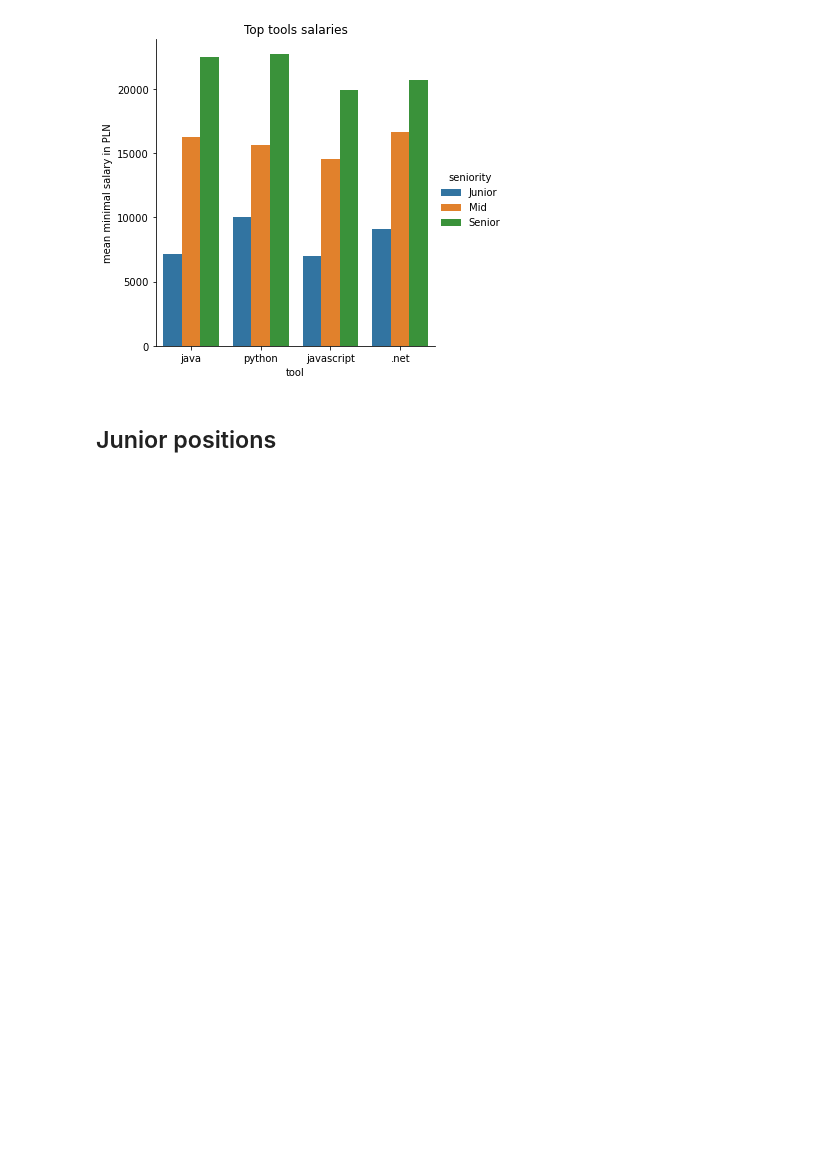
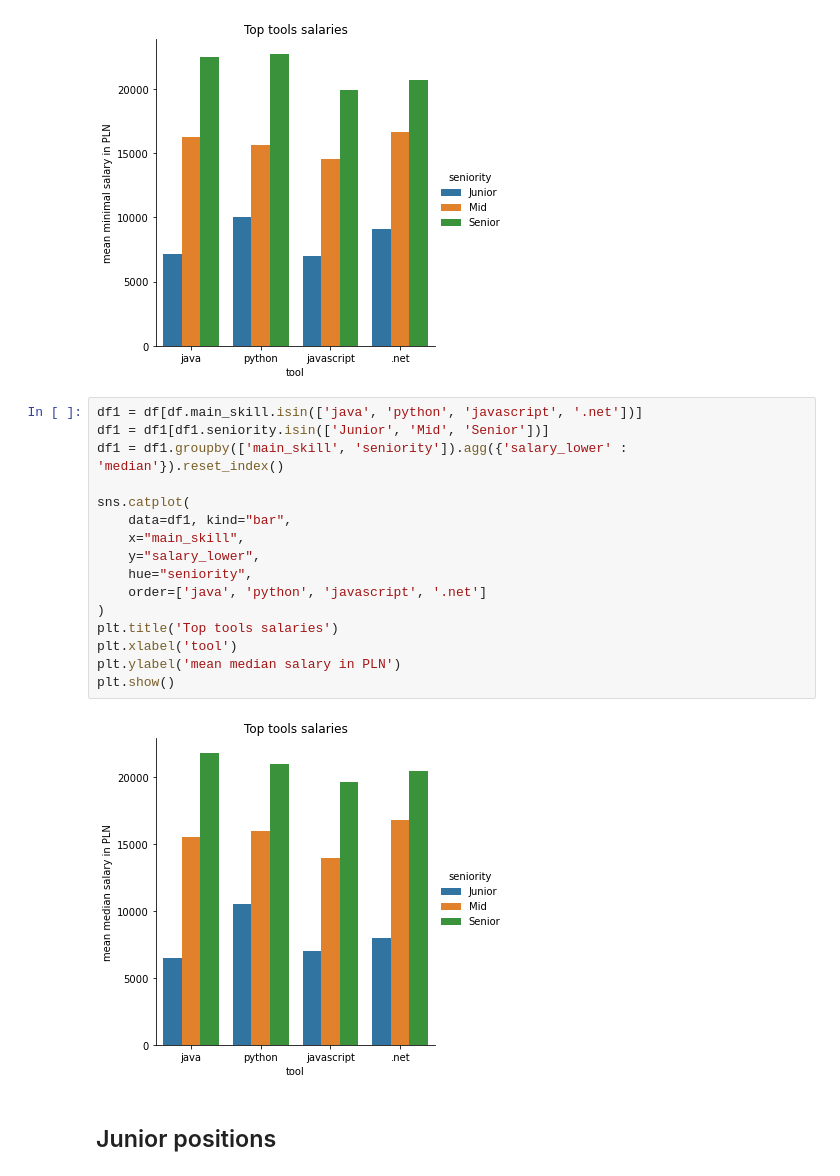
Before and after one commit to gekas145/NoFluffJobsWebScraping, a Jupyter notebook: job_postings_analysis.ipynb, the cells around one changed output. Saved outputs shown, nothing was run; the diff lists cells and outputs as text; blank space fills up the shorter version.

```diff
--- a/job_postings_analysis.ipynb
+++ b/job_postings_analysis.ipynb
@@ -113,6 +113,24 @@ plt.ylabel('mean minimal salary in PLN')
 plt.show()
 # %% [output]
 [figure]
+# %%
+df1 = df[df.main_skill.isin(['java', 'python', 'javascript', '.net'])]
+df1 = df1[df1.seniority.isin(['Junior', 'Mid', 'Senior'])]
+df1 = df1.groupby(['main_skill', 'seniority']).agg({'salary_lower' : 'median'}).reset_index()
+
+sns.catplot(
+    data=df1, kind="bar",
+    x="main_skill",
+    y="salary_lower",
+    hue="seniority",
+    order=['java', 'python', 'javascript', '.net']
+)
+plt.title('Top tools salaries')
+plt.xlabel('tool')
+plt.ylabel('mean median salary in PLN')
+plt.show()
+# %% [output]
+[figure, added]
 # %% [markdown]
 ## Junior positions
 # %%
```
Also changed, not shown: parts of 4 cells of this notebook, 1 other file.
